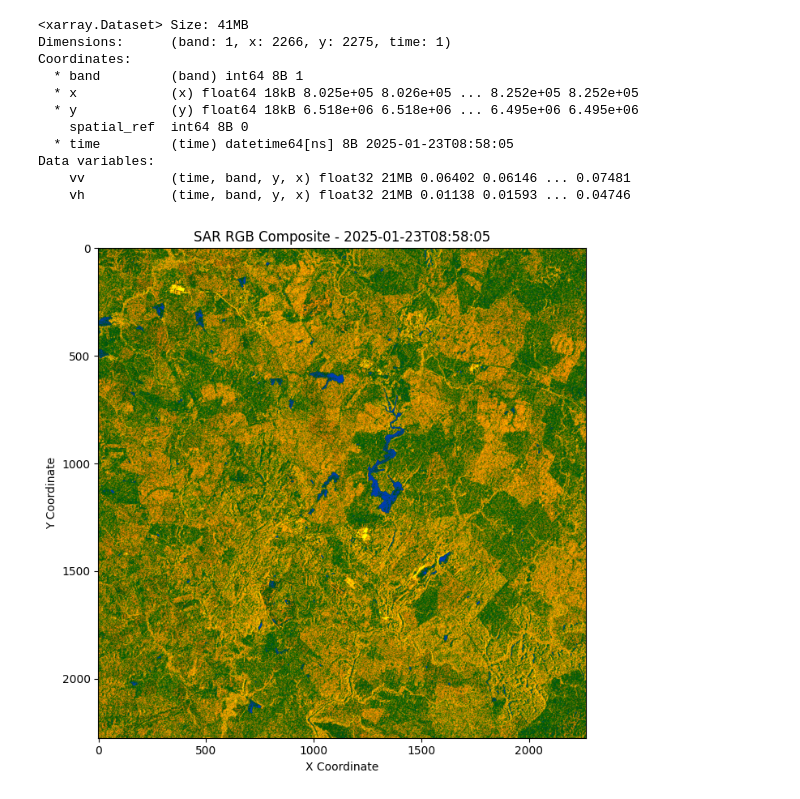
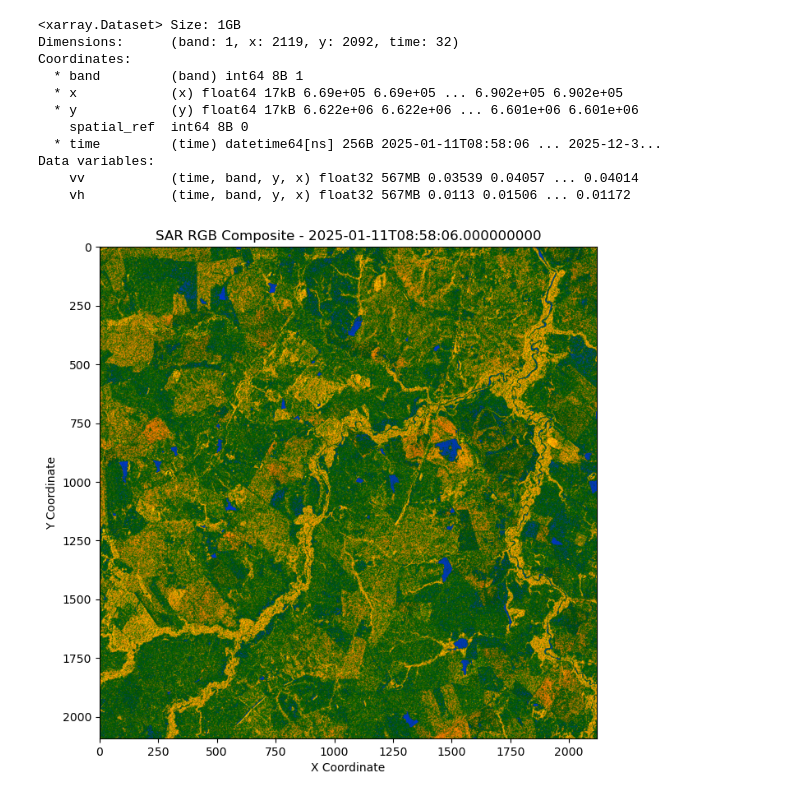
Before and after one commit to GSansigolo/simplecube, a Jupyter notebook: notebooks/simplecube_s1_rtc_microsoft.ipynb, the cells around one changed output. Cells and saved outputs as stored; diff of their text form; code cells hidden in the pictures.

```diff
--- a/notebooks/simplecube_s1_rtc_microsoft.ipynb
+++ b/notebooks/simplecube_s1_rtc_microsoft.ipynb
@@ -45,28 +45,28 @@ from simplecube import local_simple_cube, s1_plot
 path_dir = os.path.abspath("")
 # %%
 S1_cube = local_simple_cube(
-    collection="S1",
+    collection="S1_RTC",
     data_dir=os.path.join(path_dir),
     source='microsoft',
     bands=["vv","vh"],
-    tile="057569",
-    bbox="-53.8103,-31.6332,-53.5789,-31.4342"
+    tile="000",
+    bbox="-55.2351,-30.7052,-55.0178,-30.5197"
 )
 
 S1_cube
 # %% [output]
-<xarray.Dataset> Size: 41MB
-Dimensions:      (band: 1, x: 2266, y: 2275, time: 1)
+<xarray.Dataset> Size: 1GB
+Dimensions:      (band: 1, x: 2119, y: 2092, time: 32)
 Coordinates:
   * band         (band) int64 8B 1
-  * x            (x) float64 18kB 8.025e+05 8.026e+05 ... 8.252e+05 8.252e+05
-  * y            (y) float64 18kB 6.518e+06 6.518e+06 ... 6.495e+06 6.495e+06
+  * x            (x) float64 17kB 6.69e+05 6.69e+05 ... 6.902e+05 6.902e+05
+  * y            (y) float64 17kB 6.622e+06 6.622e+06 ... 6.601e+06 6.601e+06
     spatial_ref  int64 8B 0
-  * time         (time) datetime64[ns] 8B 2025-01-23T08:58:05
+  * time         (time) datetime64[ns] 256B 2025-01-11T08:58:06 ... 2025-12-3...
 Data variables:
-    vv           (time, band, y, x) float32 21MB 0.06402 0.06146 ... 0.07481
-    vh           (time, band, y, x) float32 21MB 0.01138 0.01593 ... 0.04746
+    vv           (time, band, y, x) float32 567MB 0.03539 0.04057 ... 0.04014
+    vh           (time, band, y, x) float32 567MB 0.0113 0.01506 ... 0.01172
 # %%
-s1_plot(S1_cube, '2025-01-23T08:58:05')
+s1_plot(S1_cube, '2025-01-11T08:58:06.000000000')
 # %% [output]
-[figure, old version]
+[figure, new version]
```
Also changed, not shown: parts of 2 cells of this notebook, 2 other files.
